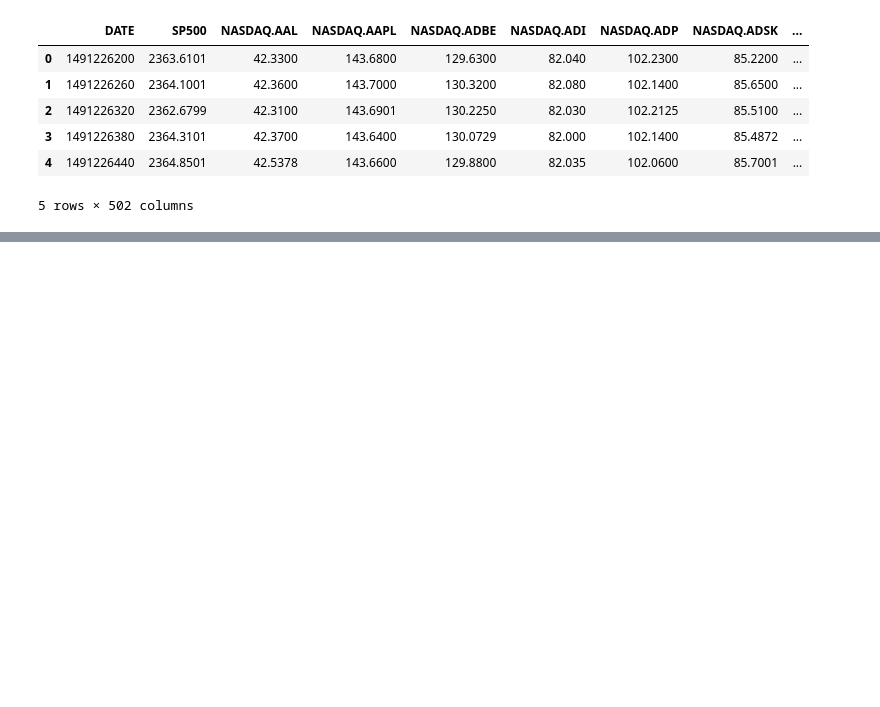
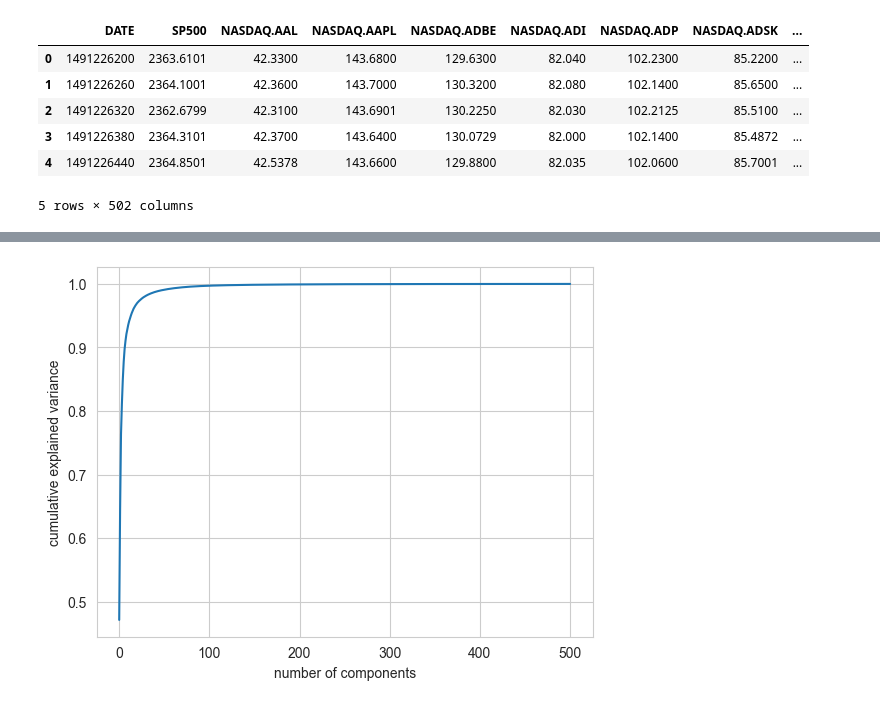
Before and after one commit to shiv0112/stocks_clustering, a Jupyter notebook: research/research1.ipynb, the cells around one changed output, grey strips where cells are left out. Cells and saved outputs as stored; diff of their text form; code cells hidden in the pictures; blank space fills up the shorter version.

```diff
--- a/research/research1.ipynb
+++ b/research/research1.ipynb
@@ -35,2 +20,0 @@ Name: DATE, dtype: datetime64[ns]
-# %%
-df.index = df['DATE']
@@ -48,2 +20,0 @@ df.head()
-# %%
-df.drop('DATE',axis = 1,inplace=True)
@@ -71,0 +23,3 @@ df.tail()
+# %%
+X = df.iloc[:,1:]
+X
@@ -71,0 +58,3 @@ df.tail()
+# %%
+from sklearn.preprocessing import StandardScaler
+X_std = StandardScaler().fit_transform(X)
@@ -71,0 +151,12 @@ df.tail()
+# %%
+import seaborn as sns
+from sklearn.decomposition import PCA
+
+sns.set_style('whitegrid')
+pca = PCA().fit(X_std)
+plt.plot(np.cumsum(pca.explained_variance_ratio_))
+plt.xlabel('number of components')
+plt.ylabel('cumulative explained variance')
+plt.show()
+# %% [output]
+[figure, added]
```
Also changed, not shown: parts of 28 cells of this notebook, 1 other file.
